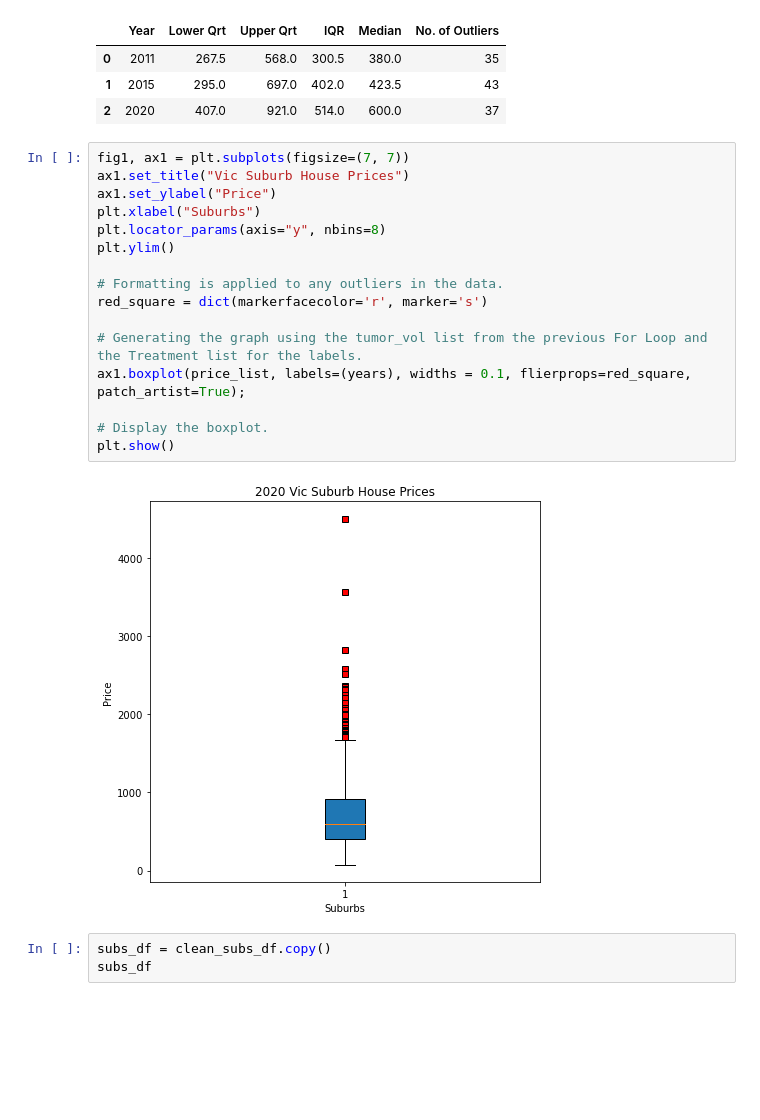
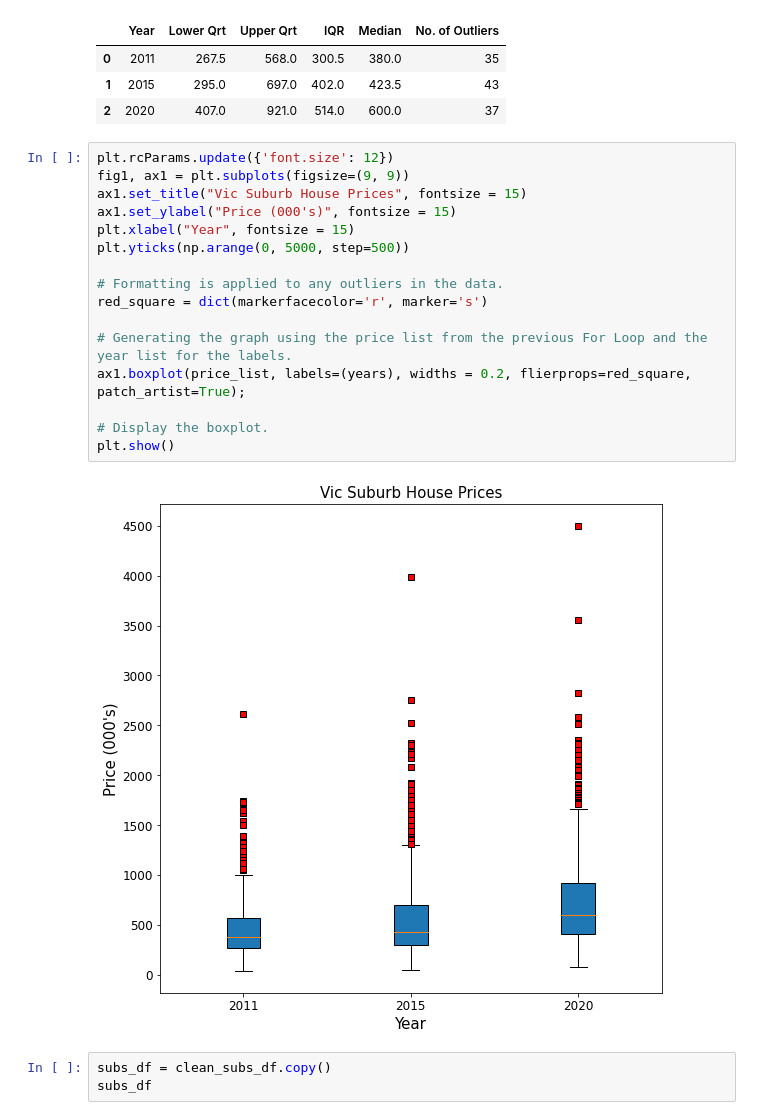
Before and after one commit to LP-116/Project-1, a Jupyter notebook: final suburb analysis.ipynb, the cells around one changed output. Drawn from its saved outputs; the diff is of its cells as text; blank space fills up the shorter version.

```diff
--- a/final suburb analysis.ipynb
+++ b/final suburb analysis.ipynb
@@ -413,23 +413,23 @@ stats_df
 | 1 | 2015 | 295.0 | 697.0 | 402.0 | 423.5 | 43 |
 | 2 | 2020 | 407.0 | 921.0 | 514.0 | 600.0 | 37 |
 # %%
-fig1, ax1 = plt.subplots(figsize=(7, 7))
-ax1.set_title("Vic Suburb House Prices")
-ax1.set_ylabel("Price")
-plt.xlabel("Suburbs")
-plt.locator_params(axis="y", nbins=8)
-plt.ylim()
+plt.rcParams.update({'font.size': 12})
+fig1, ax1 = plt.subplots(figsize=(9, 9))
+ax1.set_title("Vic Suburb House Prices", fontsize = 15)
+ax1.set_ylabel("Price (000's)", fontsize = 15)
+plt.xlabel("Year", fontsize = 15)
+plt.yticks(np.arange(0, 5000, step=500))
 
 # Formatting is applied to any outliers in the data.
 red_square = dict(markerfacecolor='r', marker='s')
 
-# Generating the graph using the tumor_vol list from the previous For Loop and the Treatment list for the labels.
-ax1.boxplot(price_list, labels=(years), widths = 0.1, flierprops=red_square, patch_artist=True);
+# Generating the graph using the price list from the previous For Loop and the year list for the labels.
+ax1.boxplot(price_list, labels=(years), widths = 0.2, flierprops=red_square, patch_artist=True);
 
 # Display the boxplot.
 plt.show()
 # %% [output]
-[figure, old version]
+[figure, new version]
 # %%
 subs_df = clean_subs_df.copy()
 subs_df
```
